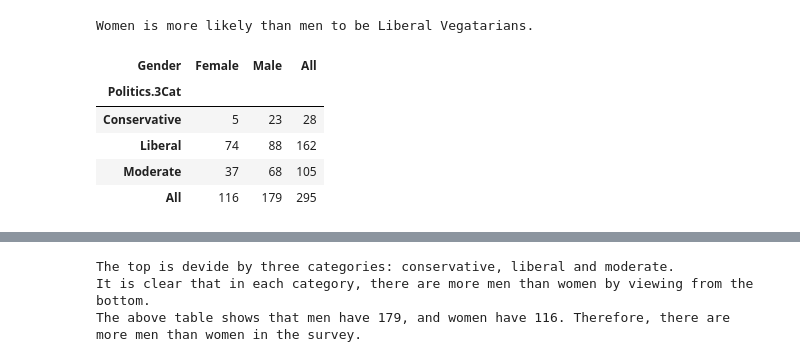
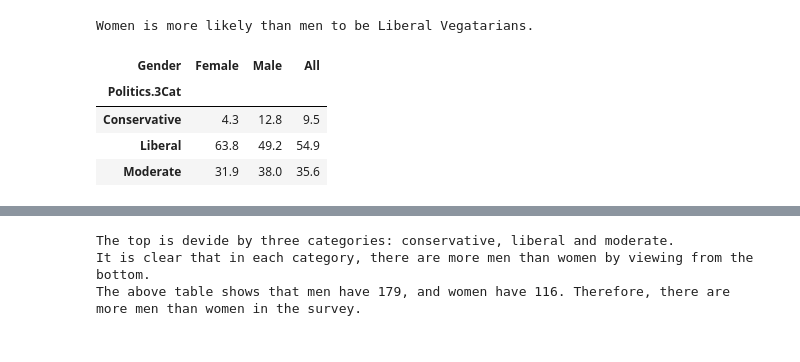
Before and after one commit to StephenDSNYC/IS5, a Jupyter notebook: exercise/ch03/ch03student_survey.ipynb, the cells around one changed output, grey strips where cells are left out. Saved outputs shown, nothing was run; the diff lists cells and outputs as text; code cells hidden in the pictures.

```diff
--- a/exercise/ch03/ch03student_survey.ipynb
+++ b/exercise/ch03/ch03student_survey.ipynb
@@ -160,11 +222,11 @@ Women is more likely than men to be Liberal Vegatarians.
 # %%
 gender = student_survey["Gender"]
 # %%
-pd.crosstab(index=politics, columns=gender, margins=True) #pro-25(a)
+pd.crosstab(index=politics, columns=gender,
+            margins=True, normalize='columns').mul(100).round(1)  # pro-25(a)
 # %% [output]
 | Gender | Female | Male | All |
 | Politics.3Cat |  |  |  |
-| Conservative | 5 | 23 | 28 |
-| Liberal | 74 | 88 | 162 |
-| Moderate | 37 | 68 | 105 |
-| All | 116 | 179 | 295 |
+| Conservative | 4.3 | 12.8 | 9.5 |
+| Liberal | 63.8 | 49.2 | 54.9 |
+| Moderate | 31.9 | 38.0 | 35.6 |
```
Also changed, not shown: parts of 32 cells of this notebook, 2 other files.
